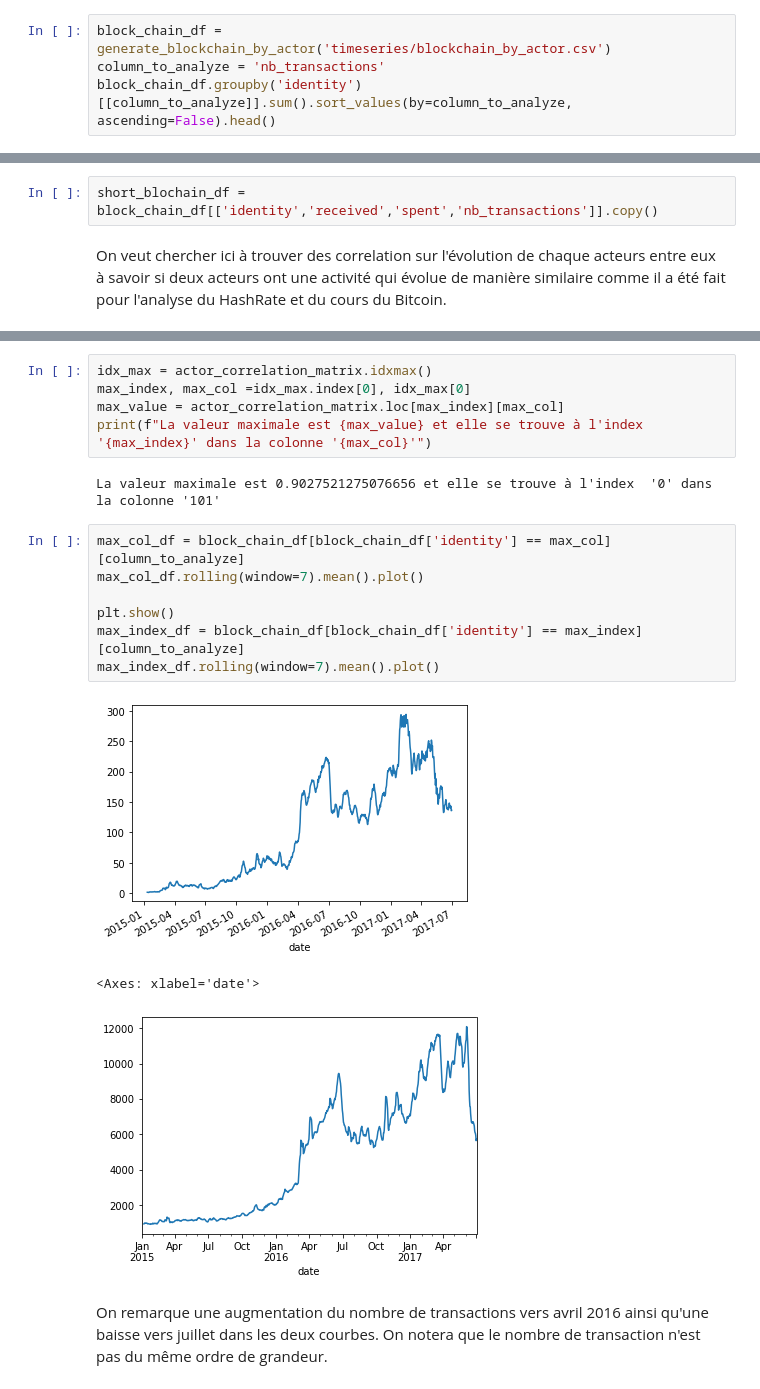
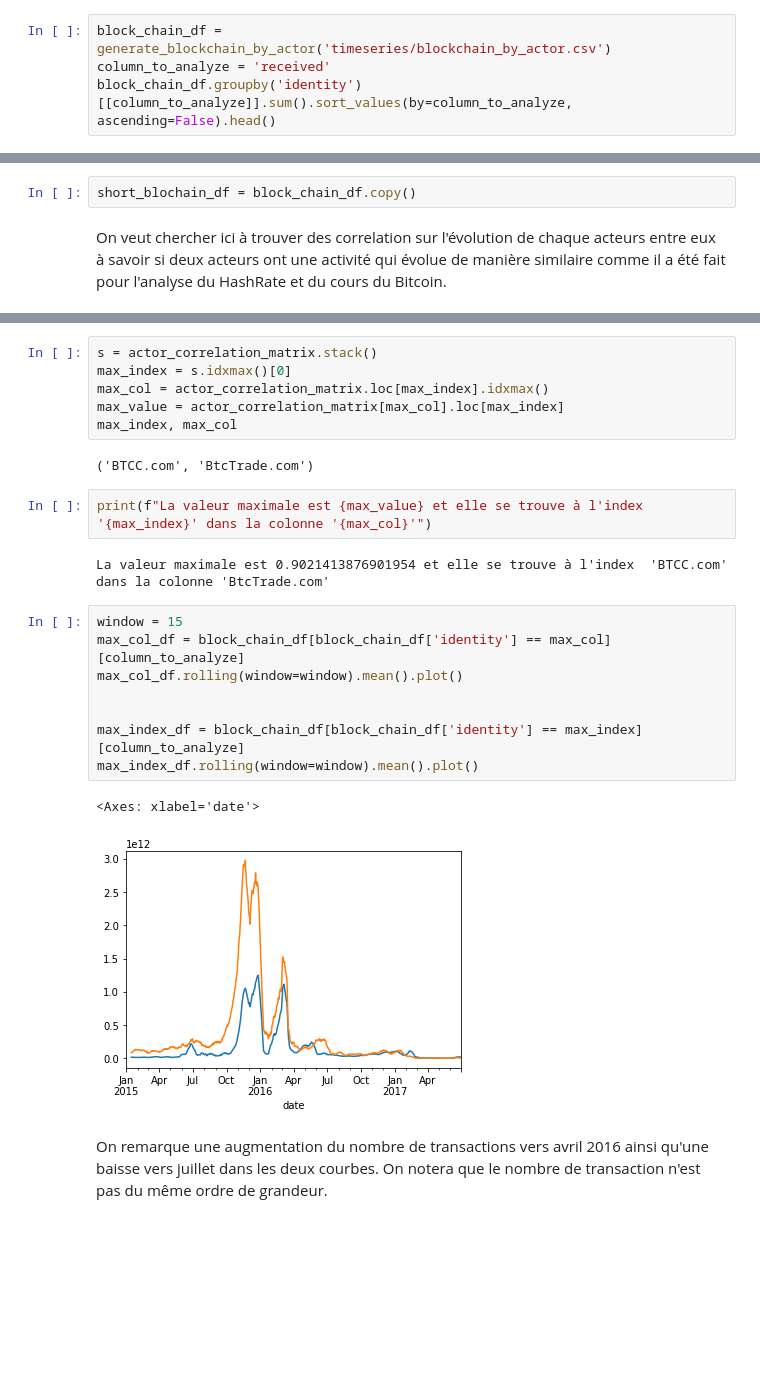
Before and after one commit to Bast-94/DefiEGC2024-RM-BH, a Jupyter notebook: notebook.ipynb, the cells around one changed output, grey strips where cells are left out. Cells and saved outputs as stored; diff of their text form; blank space fills up the shorter version.

Commit message:
ADD(Compute similarities): Ajout de la comparaison des similarités entre BtcTrade.com and BTCC.com

```diff
--- a/notebook.ipynb
+++ b/notebook.ipynb
@@ -42,6 +42,6 @@ On peut remarquer ici que le score de correlation de Pearson entre le PriceUSD e
 ### Travail sur les 100 principaux acteurs de la blockcahin
 # %%
 block_chain_df = generate_blockchain_by_actor('timeseries/blockchain_by_actor.csv')
-column_to_analyze = 'nb_transactions'
+column_to_analyze = 'received'
 block_chain_df.groupby('identity')[[column_to_analyze]].sum().sort_values(by=column_to_analyze, ascending=False).head()
 # %% [output]
@@ -55,5 +55,5 @@ block_chain_df.groupby('identity')[[column_to_analyze]].sum().sort_values(by=col
 # %%
-short_blochain_df = block_chain_df[['identity','received','spent','nb_transactions']].copy()
+short_blochain_df = block_chain_df.copy()
 # %% [markdown]
 On veut chercher ici à trouver des correlation sur l'évolution de chaque acteurs entre eux à savoir si deux acteurs ont une activité qui évolue de manière similaire comme il a été fait pour l'analyse du HashRate et du cours du Bitcoin.
 # %%
@@ -65,20 +79,25 @@ np.fill_diagonal(actor_correlation_matrix.values,0)
+# %%
+s = actor_correlation_matrix.stack()
+max_index = s.idxmax()[0]
+max_col = actor_correlation_matrix.loc[max_index].idxmax()
+max_value = actor_correlation_matrix[max_col].loc[max_index]
+max_index, max_col
+# %% [output]
+('BTCC.com', 'BtcTrade.com')
 # %%
-idx_max = actor_correlation_matrix.idxmax()
-max_index, max_col =idx_max.index[0], idx_max[0]
-max_value = actor_correlation_matrix.loc[max_index][max_col]
 print(f"La valeur maximale est {max_value} et elle se trouve à l'index  '{max_index}' dans la colonne '{max_col}'")
 # %% [output]
-La valeur maximale est 0.9027521275076656 et elle se trouve à l'index  '0' dans la colonne '101'
+La valeur maximale est 0.9021413876901954 et elle se trouve à l'index  'BTCC.com' dans la colonne 'BtcTrade.com'
 # %%
+window = 15
 max_col_df = block_chain_df[block_chain_df['identity'] == max_col][column_to_analyze]
-max_col_df.rolling(window=7).mean().plot()
+max_col_df.rolling(window=window).mean().plot()
 
-plt.show()
+
 max_index_df = block_chain_df[block_chain_df['identity'] == max_index][column_to_analyze]
-max_index_df.rolling(window=7).mean().plot()
+max_index_df.rolling(window=window).mean().plot()
 # %% [output]
+<Axes: xlabel='date'>
-[figure, old version]
+[figure, new version]
-<Axes: xlabel='date'>
-[figure, removed]
 # %% [markdown]
 On remarque une augmentation du nombre de transactions vers avril 2016 ainsi qu'une baisse vers juillet dans les deux courbes. On notera que le nombre de transaction n'est pas du même ordre de grandeur.
```
Also changed, not shown: parts of 7 cells of this notebook.
